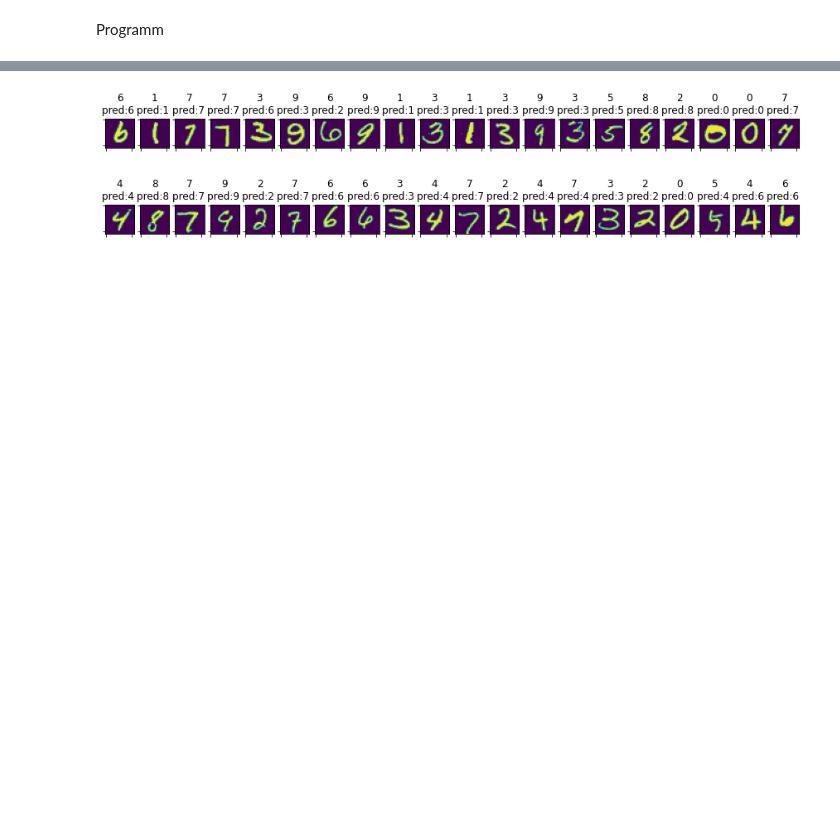
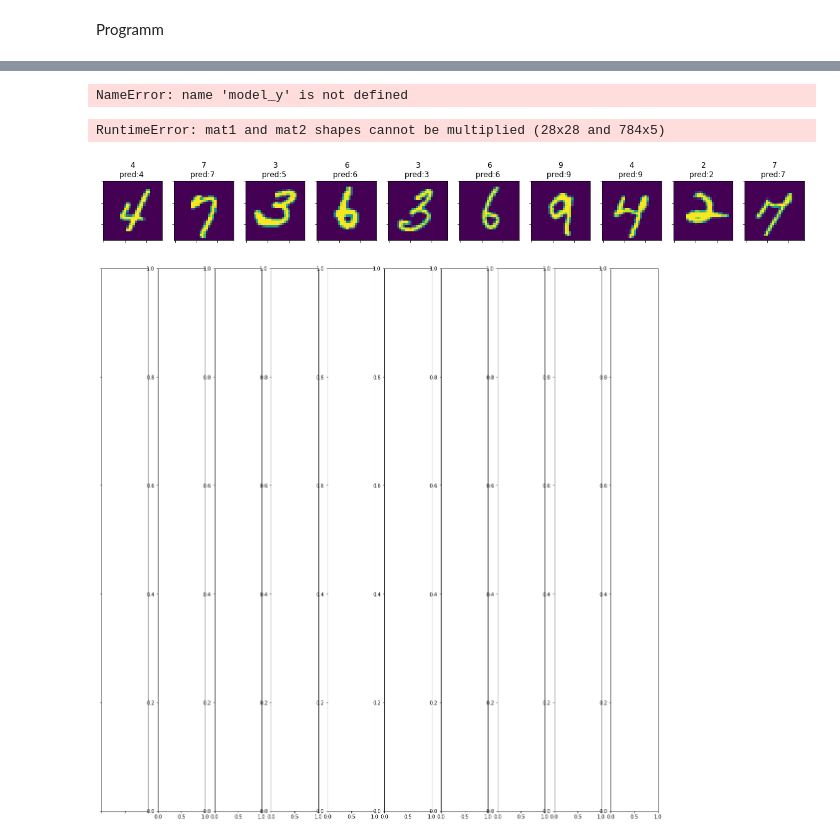
Before and after one commit to DominikOcsofszki/mlp, a Jupyter notebook: jp.ipynb, the cells around one changed output, grey strips where cells are left out. Saved outputs shown, nothing was run; the diff lists cells and outputs as text; code cells hidden in the pictures; blank space fills up the shorter version.

Commit message:
Model

```diff
--- a/jp.ipynb
+++ b/jp.ipynb
@@ -171,19 +153,16 @@ import torch
 import model
 
 
-def import_model_name(model_name, activate_eval=True):
-    # MODEL_NAME = 'CNN_6_CONV'
+def import_model_name(model_name, model_x, activate_eval=True):
     save_name_model = model_name + '_weights'
     PATH = '/Users/dominikocsofszki/PycharmProjects/mlp/data/weights/' + save_name_model
-
-    model_x = model.CNN_6_CONV()
     model_x.load_state_dict(torch.load(PATH))
     if activate_eval: model_x.eval()
     return model_x
 
 
-MODEL_NAME = 'CNN_6_CONV'
-model_y = import_model_name(MODEL_NAME)
+# MODEL_NAME = 'CNN_6_CONV'
+# model_y = import_model_name(MODEL_NAME)
 # SAVE_NAME_MODEL = MODEL_NAME + '_weights'
 #
 #
@@ -194,8 +173,19 @@ model_y = import_model_name(MODEL_NAME)
 # model_x.eval()
 _, _ = show_images_with_model(20, model=model_y)
 # %% [output]
-[figure, removed]
+NameError: name 'model_y' is not defined
-# %%
-_, _ = show_images_with_model(20, model=import_model_name('CNN_6_CONV'))
-# %% [output]
-[figure, removed]
+# %%
+from model import autoencoder_h5_n
+
+model_name_run_name = 'autoencoder_h5_n_weights_fin_acc89'
+# model_name_run_name = 'autoencoder_h5_n'
+# model_loaded = model.autoencoder_h5_n()
+model_loaded = model.autoencoder_h5_n_weights_fin_acc89()
+model_loaded = import_model_name(model_name=model_name_run_name, model_x=model_loaded, activate_eval=True)
+images, labels = show_images_with_model(10,model = model_loaded)
+x = model_loaded(images[0])
+print(x)
+# %% [output]
+RuntimeError: mat1 and mat2 shapes cannot be multiplied (28x28 and 784x5)
+[figure, added]
+[figure, added]
```
Also changed, not shown: parts of 3 cells of this notebook, 2 other files.
